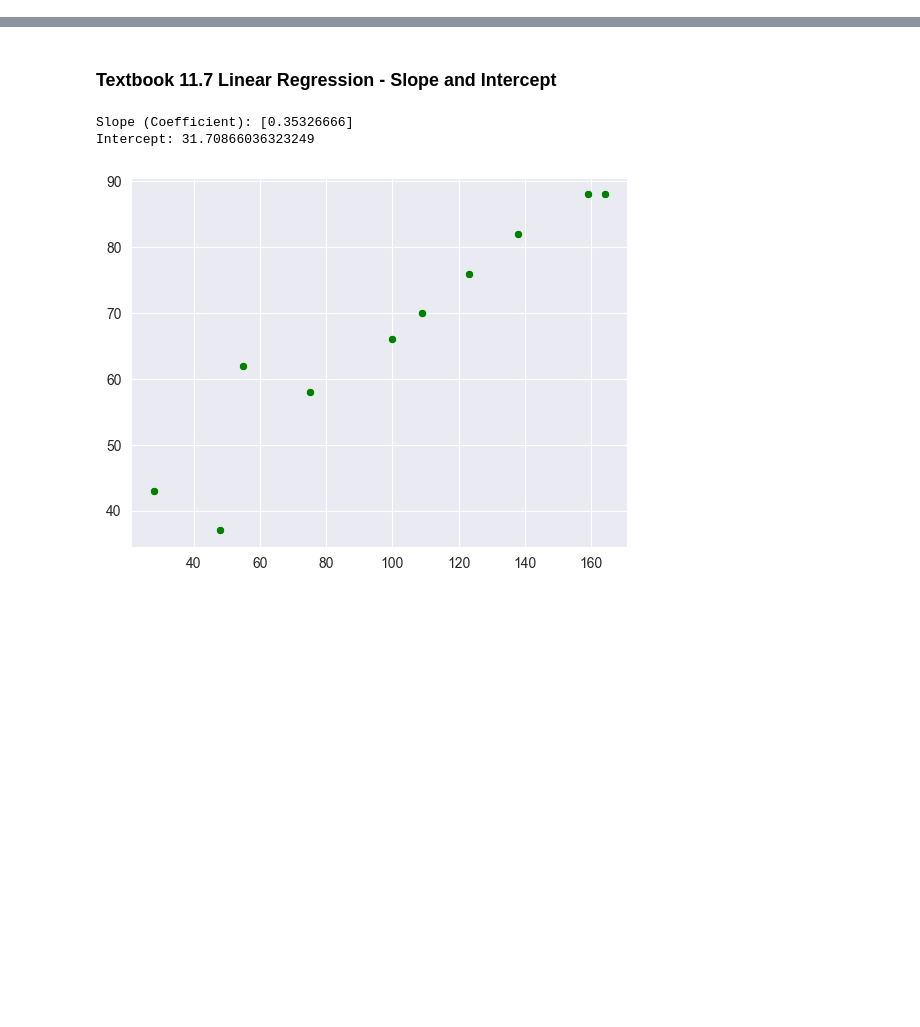
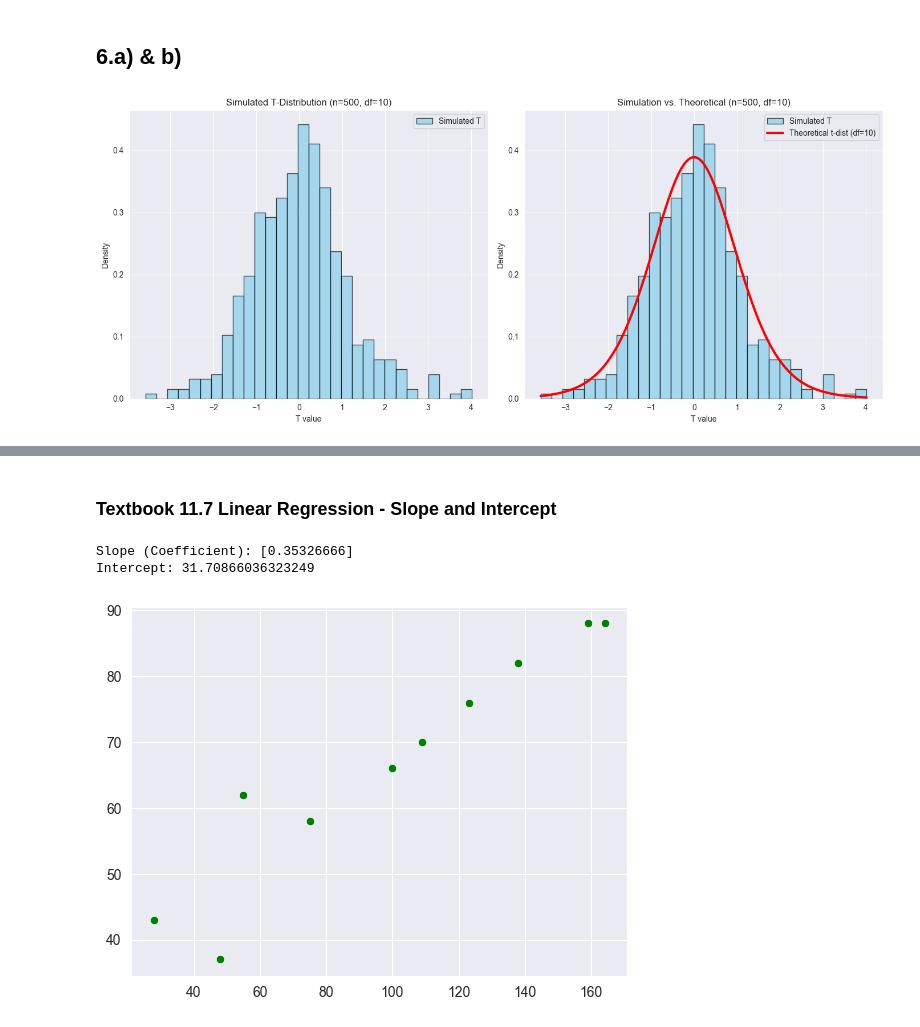
Before and after one commit to JotaN98/MScDataScience_AI, a Jupyter notebook: Statistics/Textbook_Exercises.ipynb, the cells around one changed output, grey strips where cells are left out. Drawn from its saved outputs; the diff is of its cells as text; code cells hidden in the pictures; blank space fills up the shorter version.

```diff
--- a/Statistics/Textbook_Exercises.ipynb
+++ b/Statistics/Textbook_Exercises.ipynb
@@ -10,0 +66,46 @@ from statsmodels.formula.api import ols
+# %% [markdown]
+## 6.a) & b)
+# %%
+import numpy as np
+import matplotlib.pyplot as plt
+from scipy.stats import t
+
+np.random.seed(42)
+
+# Parameters
+n = 500        # Sample size (as requested in part i)
+v = 10         # Degrees of freedom
+
+# 1. Generate Random Variables
+X = np.random.normal(0, 1, n)      # Standard Normal
+V = np.random.chisquare(v, n)      # Chi-squared with v degrees of freedom
+
+# 2. Compute the T statistic
+T = X / np.sqrt(V / v)
+
+# 3. Plotting
+fig, axes = plt.subplots(1, 2, figsize=(14, 6))
+
+axes[0].hist(T, bins=30, density=True, color='skyblue', edgecolor='black', alpha=0.7, label='Simulated T')
+axes[0].set_title(f'Simulated T-Distribution (n={n}, df={v})')
+axes[0].set_xlabel('T value')
+axes[0].set_ylabel('Density')
+axes[0].legend()
+
+# Simulated Histogram
+axes[1].hist(T, bins=30, density=True, color='skyblue', edgecolor='black', alpha=0.7, label='Simulated T')
+
+# Real t-distribution
+x = np.linspace(min(T), max(T), 1000)
+pdf = t.pdf(x, df=v)
+axes[1].plot(x, pdf, 'r-', lw=3, label=f'Theoretical t-dist (df={v})')
+
+axes[1].set_title(f'Simulation vs. Theoretical (n={n}, df={v})')
+axes[1].set_xlabel('T value')
+axes[1].set_ylabel('Density')
+axes[1].legend()
+
+plt.tight_layout()
+plt.show()
+# %% [output]
+[figure, added]
```
Also changed, not shown: parts of 17 cells of this notebook, 21 other files.
